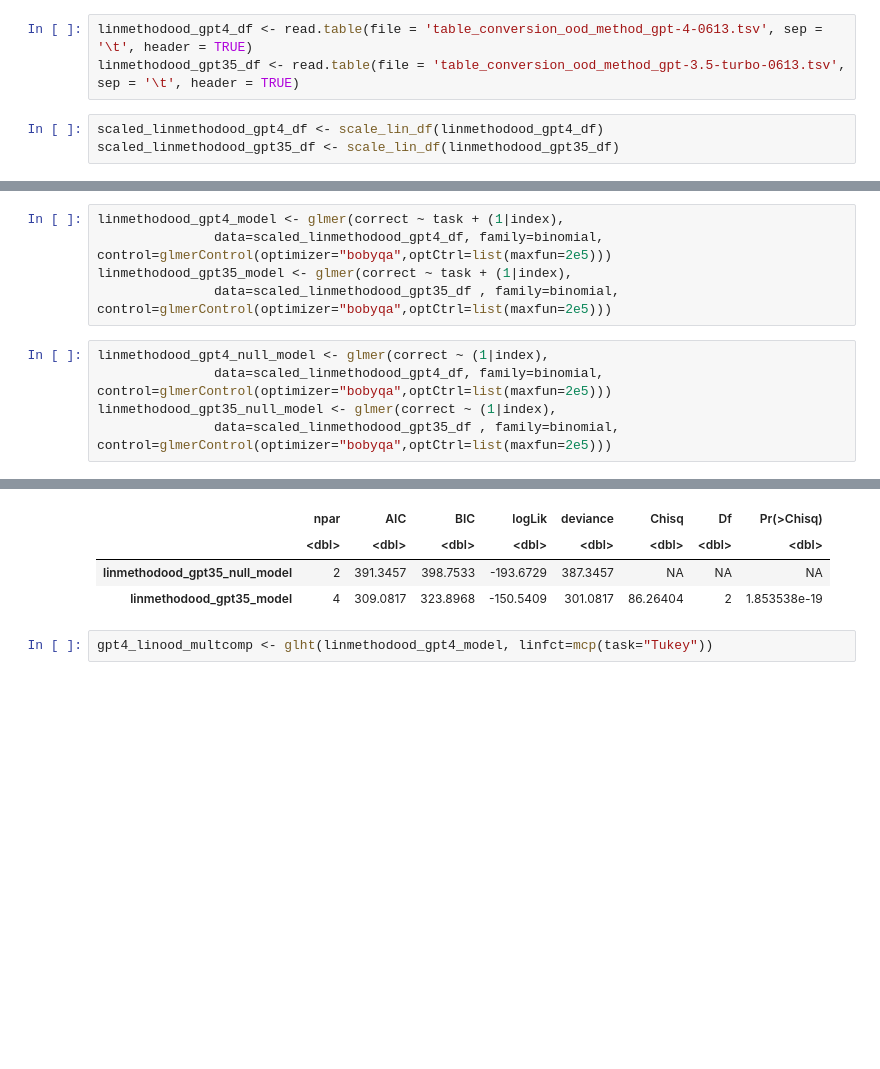
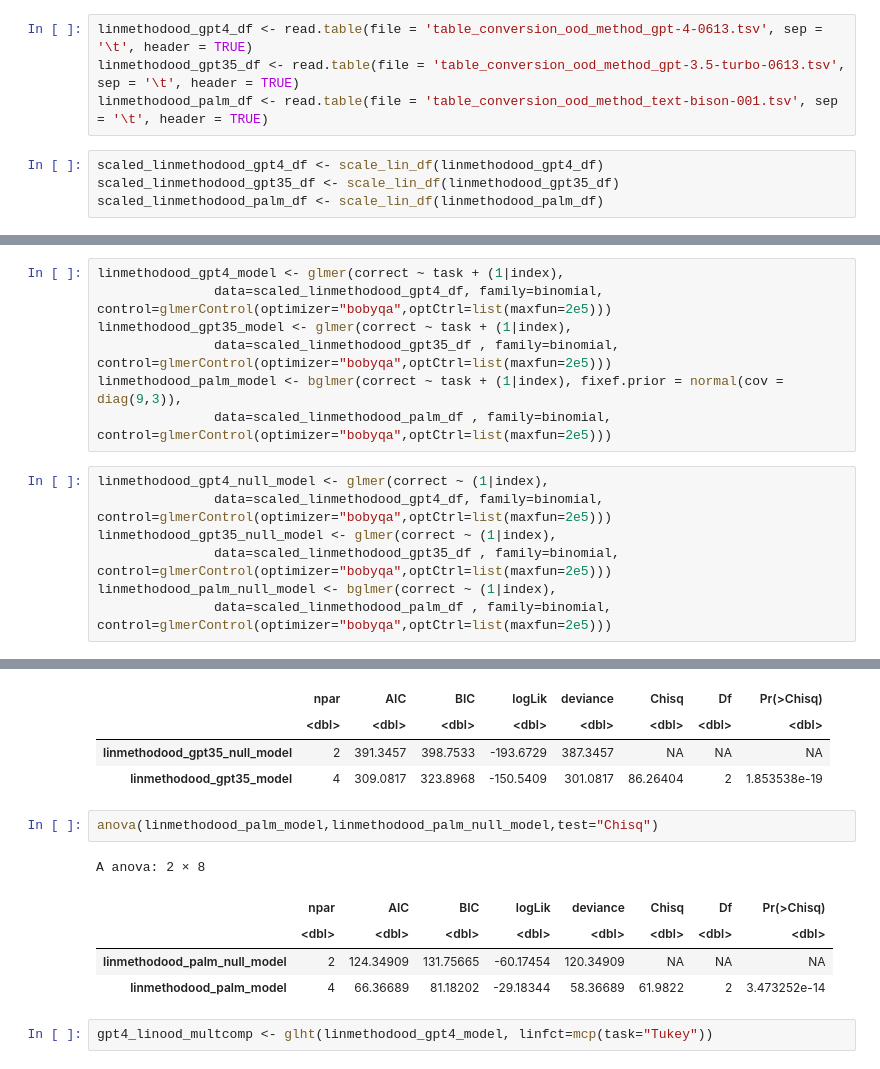
Before and after one commit to tommccoy1/embers-of-autoregression, a Jupyter notebook: evaluation/Regressions.ipynb, the cells around one changed output, grey strips where cells are left out. Cells and saved outputs as stored; diff of their text form; blank space fills up the shorter version.

```diff
--- a/evaluation/Regressions.ipynb
+++ b/evaluation/Regressions.ipynb
@@ -2270,9 +3015,11 @@ vif(linrevood_gpt35_model)
 # %%
 linmethodood_gpt4_df <- read.table(file = 'table_conversion_ood_method_gpt-4-0613.tsv', sep = '\t', header = TRUE)
 linmethodood_gpt35_df <- read.table(file = 'table_conversion_ood_method_gpt-3.5-turbo-0613.tsv', sep = '\t', header = TRUE)
+linmethodood_palm_df <- read.table(file = 'table_conversion_ood_method_text-bison-001.tsv', sep = '\t', header = TRUE)
 # %%
 scaled_linmethodood_gpt4_df <- scale_lin_df(linmethodood_gpt4_df)
 scaled_linmethodood_gpt35_df <- scale_lin_df(linmethodood_gpt35_df)
+scaled_linmethodood_palm_df <- scale_lin_df(linmethodood_palm_df)
 # %%
 contrasts(scaled_linmethodood_gpt4_df$task) <- contr.sum(3)
 contrasts(scaled_linmethodood_gpt35_df$task) <- contr.sum(3)
@@ -2281,11 +3029,15 @@ linmethodood_gpt4_model <- glmer(correct ~ task + (1|index),
                data=scaled_linmethodood_gpt4_df, family=binomial, control=glmerControl(optimizer="bobyqa",optCtrl=list(maxfun=2e5)))
 linmethodood_gpt35_model <- glmer(correct ~ task + (1|index),
                data=scaled_linmethodood_gpt35_df , family=binomial, control=glmerControl(optimizer="bobyqa",optCtrl=list(maxfun=2e5)))
+linmethodood_palm_model <- bglmer(correct ~ task + (1|index), fixef.prior = normal(cov = diag(9,3)),
+               data=scaled_linmethodood_palm_df , family=binomial, control=glmerControl(optimizer="bobyqa",optCtrl=list(maxfun=2e5)))
 # %%
 linmethodood_gpt4_null_model <- glmer(correct ~ (1|index),
                data=scaled_linmethodood_gpt4_df, family=binomial, control=glmerControl(optimizer="bobyqa",optCtrl=list(maxfun=2e5)))
 linmethodood_gpt35_null_model <- glmer(correct ~ (1|index),
                data=scaled_linmethodood_gpt35_df , family=binomial, control=glmerControl(optimizer="bobyqa",optCtrl=list(maxfun=2e5)))
+linmethodood_palm_null_model <- bglmer(correct ~ (1|index),
+               data=scaled_linmethodood_palm_df , family=binomial, control=glmerControl(optimizer="bobyqa",optCtrl=list(maxfun=2e5)))
 # %%
 summary(linmethodood_gpt4_model)
 # %% [output]
@@ -2342,6 +3114,14 @@ A anova: 2 × 8
 |  | <dbl> | <dbl> | <dbl> | <dbl> | <dbl> | <dbl> | <dbl> | <dbl> |
 | linmethodood_gpt35_null_model | 2 | 391.3457 | 398.7533 | -193.6729 | 387.3457 | NA | NA | NA |
 | linmethodood_gpt35_model | 4 | 309.0817 | 323.8968 | -150.5409 | 301.0817 | 86.26404 | 2 | 1.853538e-19 |
+# %%
+anova(linmethodood_palm_model,linmethodood_palm_null_model,test="Chisq")
+# %% [output]
+A anova: 2 × 8
+|  | npar | AIC | BIC | logLik | deviance | Chisq | Df | Pr(>Chisq) |
+|  | <dbl> | <dbl> | <dbl> | <dbl> | <dbl> | <dbl> | <dbl> | <dbl> |
+| linmethodood_palm_null_model | 2 | 124.34909 | 131.75665 | -60.17454 | 120.34909 | NA | NA | NA |
+| linmethodood_palm_model | 4 | 66.36689 | 81.18202 | -29.18344 | 58.36689 | 61.9822 | 2 | 3.473252e-14 |
 # %%
 gpt4_linood_multcomp <- glht(linmethodood_gpt4_model, linfct=mcp(task="Tukey"))
 # %%
```
Also changed, not shown: parts of 173 cells of this notebook, 19 other files.
